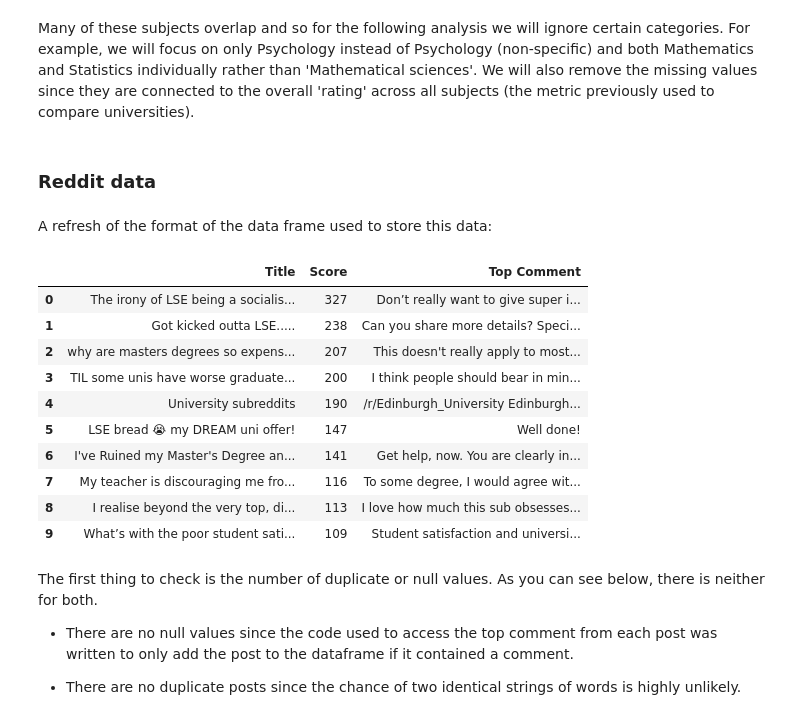
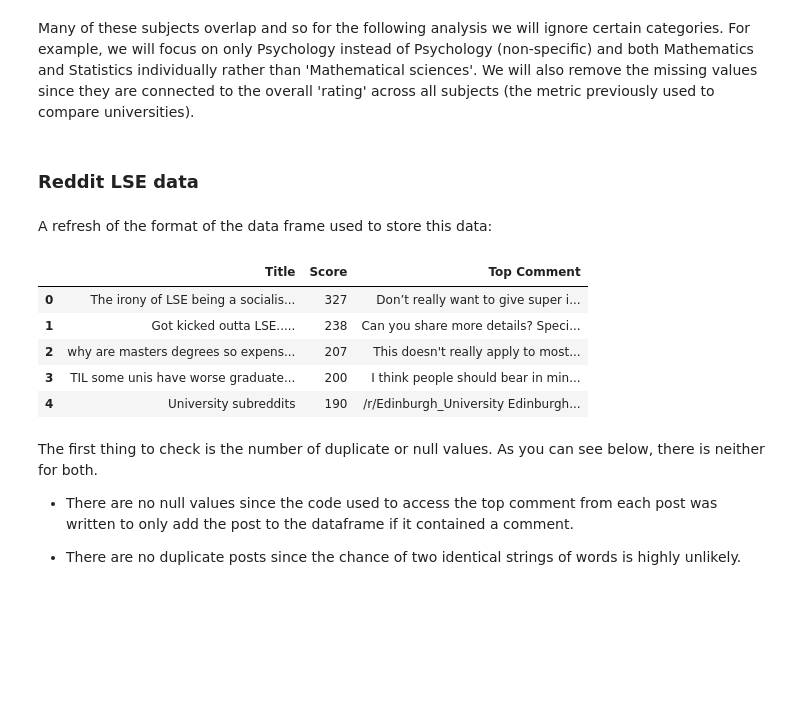
Before and after one commit to codingfishguy/ST115-Group-Project, a Jupyter notebook: Report.ipynb, the cells around one changed output. Drawn from its saved outputs; the diff is of its cells as text; code cells hidden in the pictures; blank space fills up the shorter version.

```diff
--- a/Report.ipynb
+++ b/Report.ipynb
@@ -219,24 +219,19 @@ Name: count, dtype: int64
 # %% [markdown]
 Many of these subjects overlap and so for the following analysis we will ignore certain categories. For example, we will focus on only Psychology instead of Psychology (non-specific) and both Mathematics and Statistics individually rather than 'Mathematical sciences'. We will also remove the missing values since they are connected to the overall 'rating' across all subjects (the metric previously used to compare universities).
 # %% [markdown]
-### Reddit data
+### Reddit LSE data
 # %% [markdown]
 A refresh of the format of the data frame used to store this data:
 # %%
-reddit_data_df = pd.read_csv("Data/reddit_data.csv")
-reddit_data_df.head(10)
+lse_reddit_data_df = pd.read_csv("Data/reddit_data.csv")
+lse_reddit_data_df.head(5)
 # %% [output]
 |  | Title | Score | Top Comment |
 | 0 | The irony of LSE being a socialis... | 327 | Don’t really want to give super i... |
 | 1 | Got kicked outta LSE..... | 238 | Can you share more details? Speci... |
 | 2 | why are masters degrees so expens... | 207 | This doesn't really apply to most... |
 | 3 | TIL some unis have worse graduate... | 200 | I think people should bear in min... |
 | 4 | University subreddits | 190 | /r/Edinburgh_University Edinburgh... |
-| 5 | LSE bread 😭 my DREAM uni offer! | 147 | Well done! |
-| 6 | I've Ruined my Master's Degree an... | 141 | Get help, now. You are clearly in... |
-| 7 | My teacher is discouraging me fro... | 116 | To some degree, I would agree wit... |
-| 8 | I realise beyond the very top, di... | 113 | I love how much this sub obsesses... |
-| 9 | What’s with the poor student sati... | 109 | Student satisfaction and universi... |
 # %% [markdown]
 The first thing to check is the number of duplicate or null values. As you can see below, there is neither for both.
 - There are no null values since the code used to access the top comment from each post was written to only add the post to the dataframe if it contained a comment.
```
Also changed, not shown: parts of 10 cells of this notebook, 3 other files.
